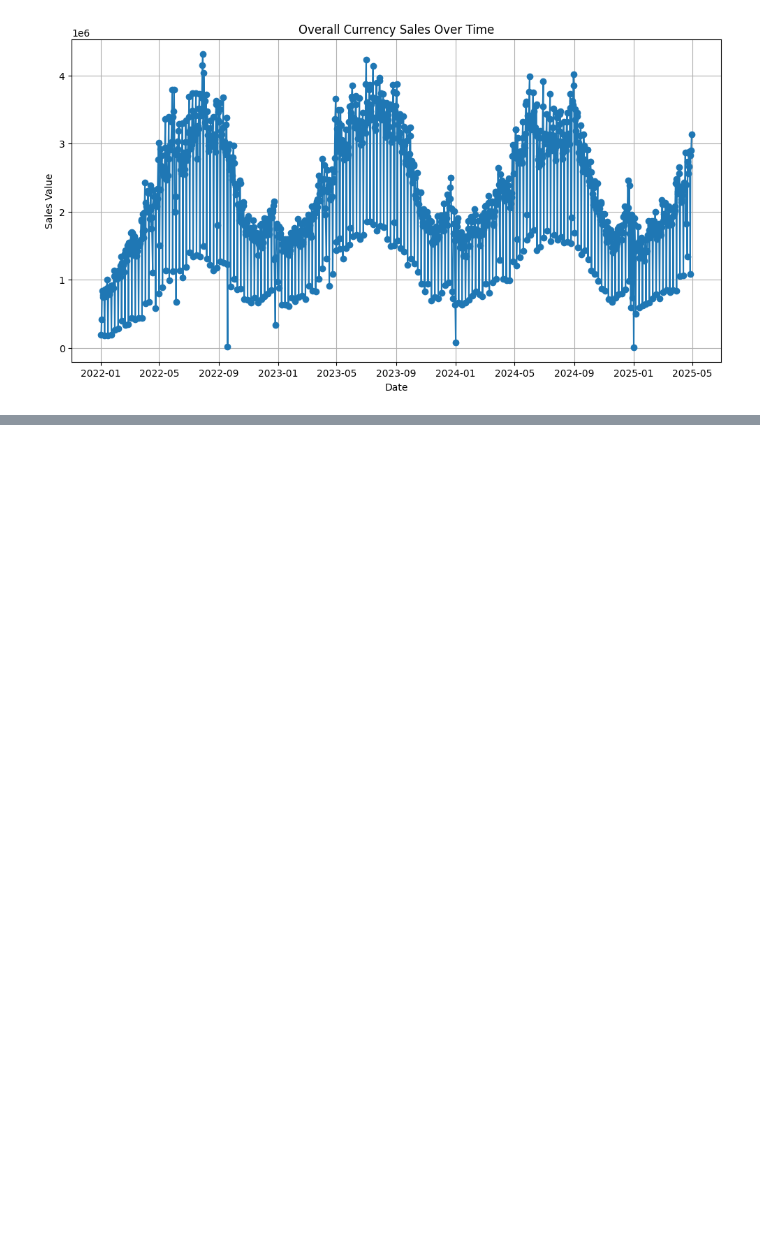
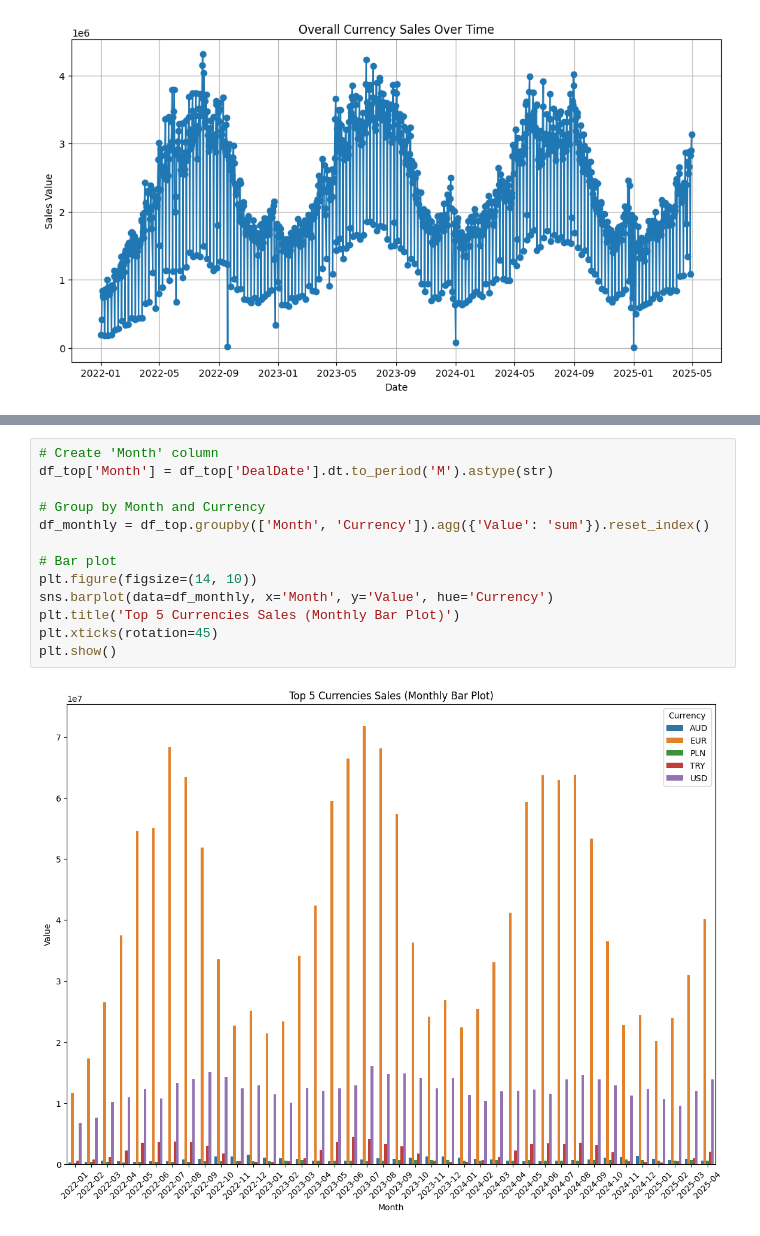
Before and after one commit to Priyankavaishnav1006/Stock_Sales_ML_Model, a Jupyter notebook: Stock_sales_ML.ipynb, the cells around one changed output, grey strips where cells are left out. Saved outputs shown, nothing was run; the diff lists cells and outputs as text; blank space fills up the shorter version.

```diff
--- a/Stock_sales_ML.ipynb
+++ b/Stock_sales_ML.ipynb
@@ -93,0 +94,15 @@ plt.show()
+# %%
+# Create 'Month' column
+df_top['Month'] = df_top['DealDate'].dt.to_period('M').astype(str)
+
+# Group by Month and Currency
+df_monthly = df_top.groupby(['Month', 'Currency']).agg({'Value': 'sum'}).reset_index()
+
+# Bar plot
+plt.figure(figsize=(14, 10))
+sns.barplot(data=df_monthly, x='Month', y='Value', hue='Currency')
+plt.title('Top 5 Currencies Sales (Monthly Bar Plot)')
+plt.xticks(rotation=45)
+plt.show()
+# %% [output]
+[figure, added]
```
Also changed, not shown: parts of 6 cells of this notebook.
